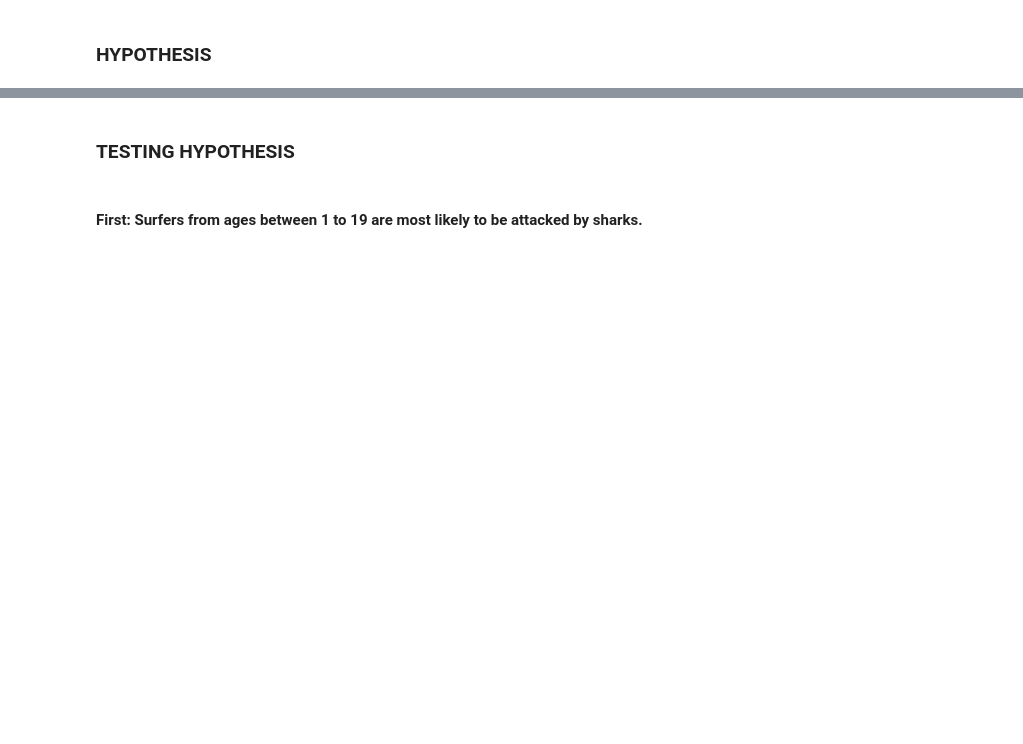
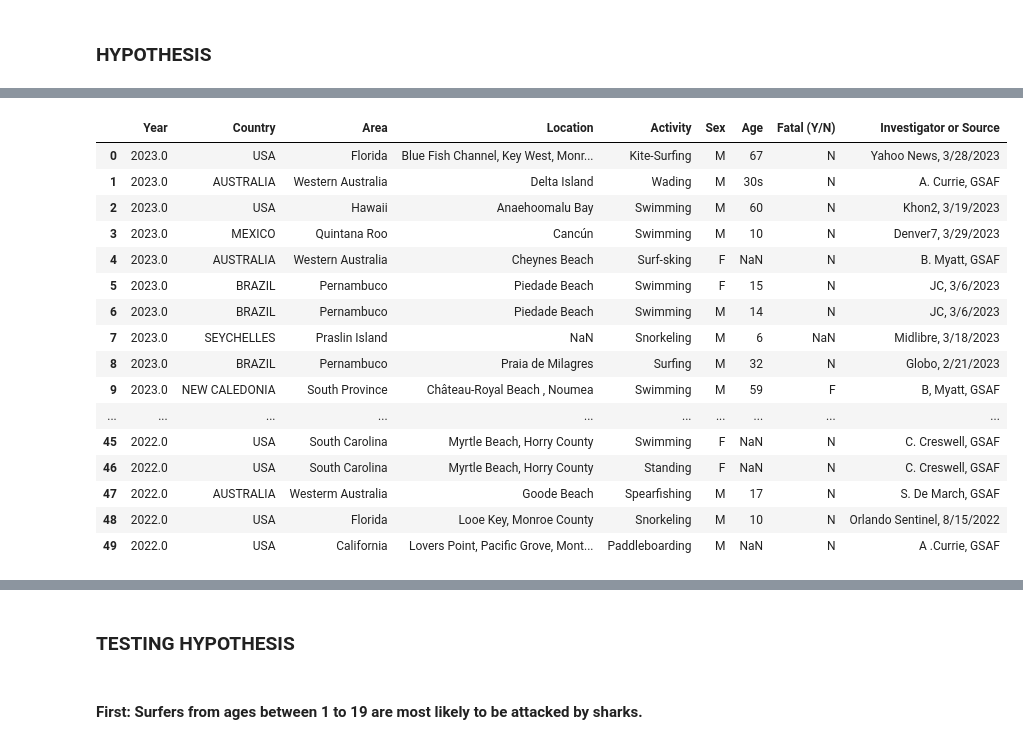
Before and after one commit to Wallace30Rocha/Shark-Attack, a Jupyter notebook: Data_Cleaning_Shark_Attack_WR.ipynb, the cells around one changed output, grey strips where cells are left out. Cells and saved outputs as stored; diff of their text form; code cells hidden in the pictures; blank space fills up the shorter version.

```diff
--- a/Data_Cleaning_Shark_Attack_WR.ipynb
+++ b/Data_Cleaning_Shark_Attack_WR.ipynb
@@ -40,16 +83,34 @@ shark_attacks.info()
 # %%
 #treat and display the dataframe shark attacks
 #tremove the space from all column tittles
 shark_attacks.columns = shark_attacks.columns.str.rstrip()
 
 #eliminate columns filled with NaN elements and all the others that have no use to my analysis
 shark_attacks.drop(columns = ['Unnamed: 21', 'Unnamed: 22', 'Date', 'Name', 'Species', 'Type', 'Time',
-                              'Investigator or Source', 'pdf', 'href formula', 'href', 'Case Number',
+                              'pdf', 'href formula', 'href', 'Case Number',
                               'Case Number.1', 'original order', 'Injury'], inplace = True)
 
 
 #eliminate rows filled with ONLY NaN values
 shark_attacks.dropna(axis = 0, how = 'all', inplace = True)
 
 #display the first 10 rows of the dataframe
-shark_attacks.head(10)
+shark_attacks.head(50)
+# %% [output]
+|  | Year | Country | Area | Location | Activity | Sex | Age | Fatal (Y/N) | Investigator or Source |
+| 0 | 2023.0 | USA | Florida | Blue Fish Channel, Key West, Monr... | Kite-Surfing | M | 67 | N | Yahoo News, 3/28/2023 |
+| 1 | 2023.0 | AUSTRALIA | Western Australia | Delta Island | Wading | M | 30s | N | A. Currie, GSAF |
+| 2 | 2023.0 | USA | Hawaii | Anaehoomalu Bay | Swimming | M | 60 | N | Khon2, 3/19/2023 |
+| 3 | 2023.0 | MEXICO | Quintana Roo | Cancún | Swimming | M | 10 | N | Denver7, 3/29/2023 |
+| 4 | 2023.0 | AUSTRALIA | Western Australia | Cheynes Beach | Surf-sking | F | NaN | N | B. Myatt, GSAF |
+| 5 | 2023.0 | BRAZIL | Pernambuco | Piedade Beach | Swimming | F | 15 | N | JC, 3/6/2023 |
+| 6 | 2023.0 | BRAZIL | Pernambuco | Piedade Beach | Swimming | M | 14 | N | JC, 3/6/2023 |
+| 7 | 2023.0 | SEYCHELLES | Praslin Island | NaN | Snorkeling | M | 6 | NaN | Midlibre, 3/18/2023 |
+| 8 | 2023.0 | BRAZIL | Pernambuco | Praia de Milagres | Surfing | M | 32 | N | Globo, 2/21/2023 |
+| 9 | 2023.0 | NEW CALEDONIA | South Province | Château-Royal Beach , Noumea | Swimming | M | 59 | F | B, Myatt, GSAF |
+| ... | ... | ... | ... | ... | ... | ... | ... | ... | ... |
+| 45 | 2022.0 | USA | South Carolina | Myrtle Beach, Horry County | Swimming | F | NaN | N | C. Creswell, GSAF |
+| 46 | 2022.0 | USA | South Carolina | Myrtle Beach, Horry County | Standing | F | NaN | N | C. Creswell, GSAF |
+| 47 | 2022.0 | AUSTRALIA | Westerm Australia | Goode Beach | Spearfishing | M | 17 | N | S. De March, GSAF |
+| 48 | 2022.0 | USA | Florida | Looe Key, Monroe County | Snorkeling | M | 10 | N | Orlando Sentinel, 8/15/2022 |
+| 49 | 2022.0 | USA | California | Lovers Point, Pacific Grove, Mont... | Paddleboarding | M | NaN | N | A .Currie, GSAF |
```
Also changed, not shown: parts of 36 cells of this notebook, 3 other files.
